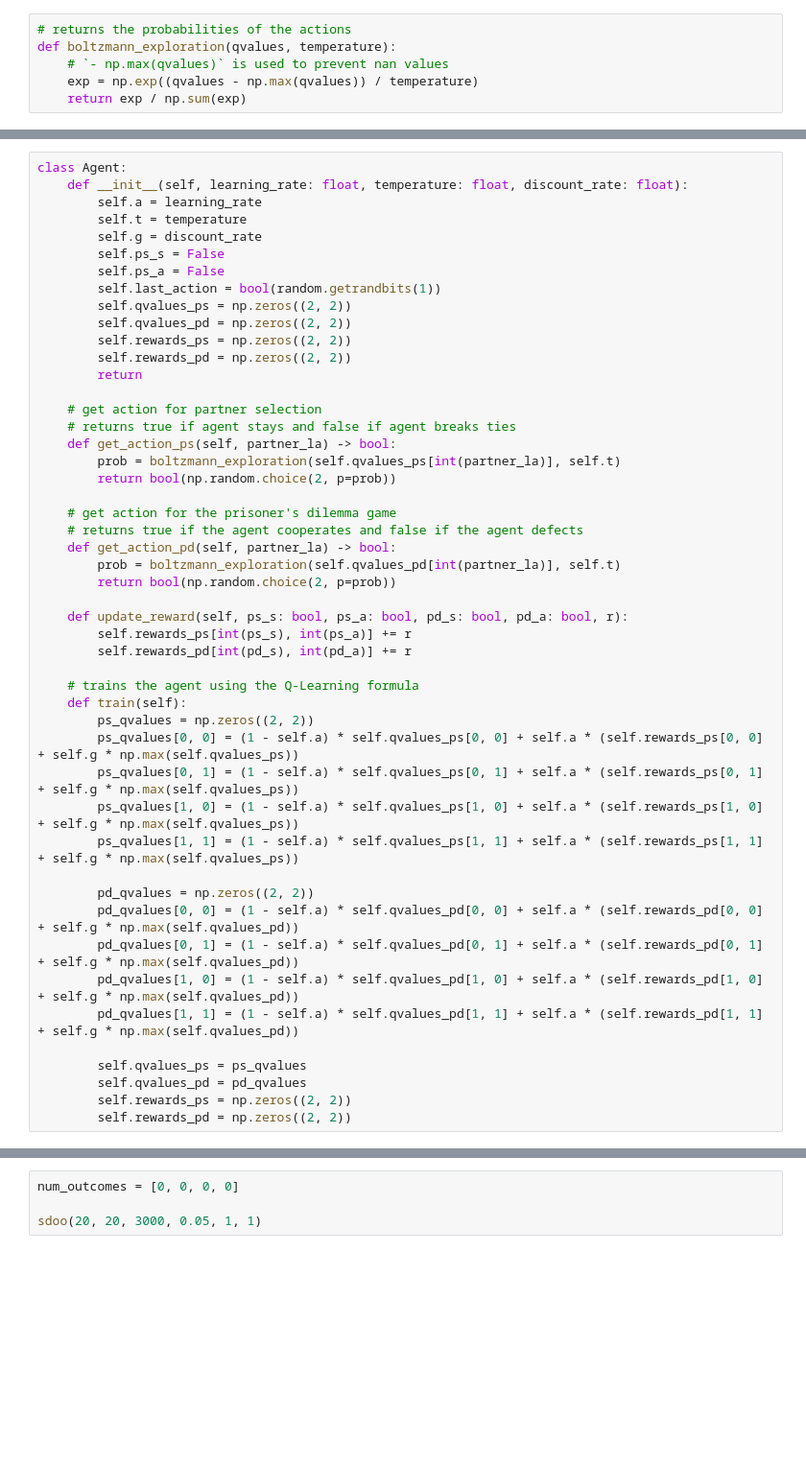
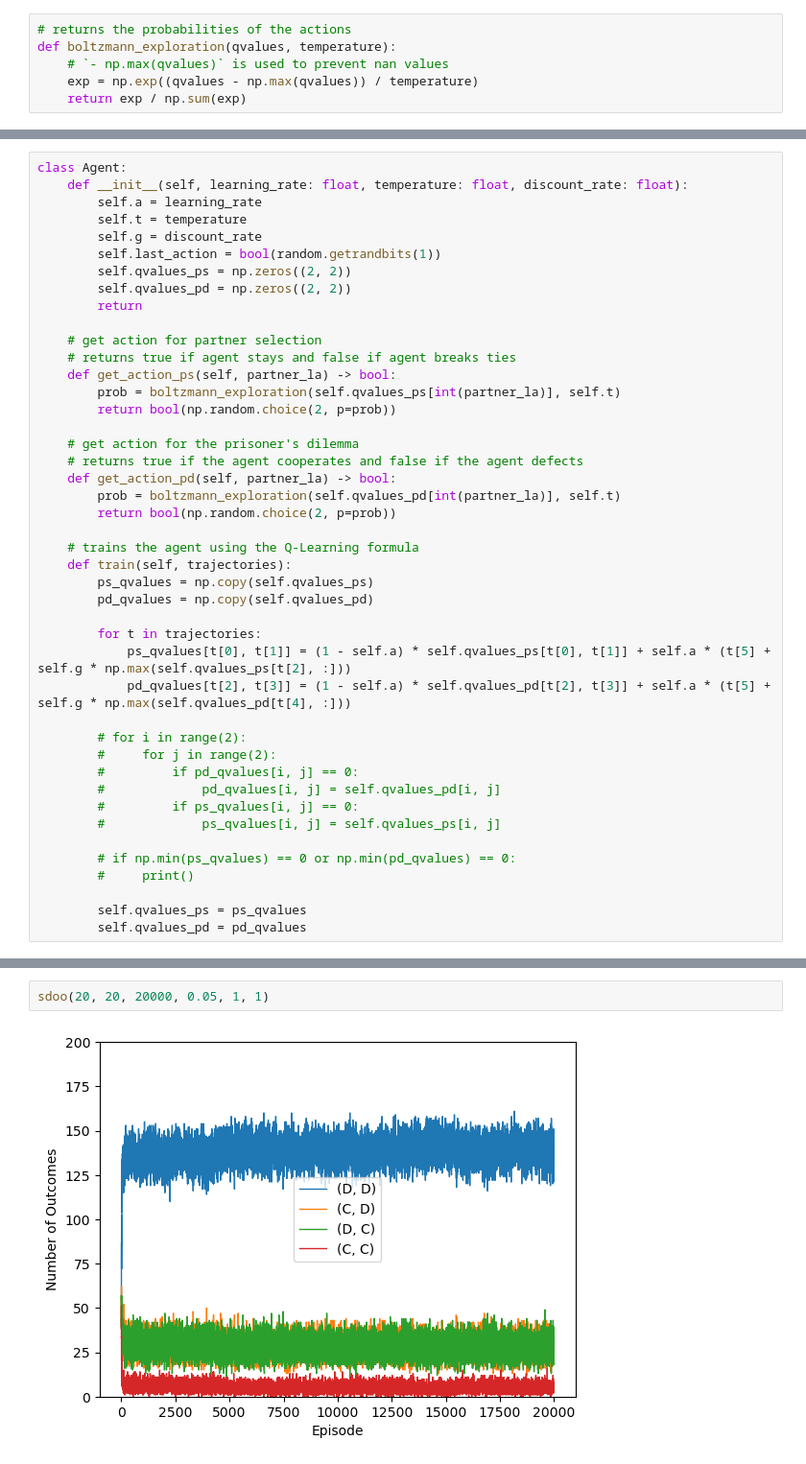
Before and after one commit to wbp1702/prisoners_dilemma, a Jupyter notebook: PrisonersDilemmaReplication.ipynb, the cells around one changed output, grey strips where cells are left out. Shown: that part at 96% size. Saved outputs shown, nothing was run; the diff lists cells and outputs as text; blank space fills up the shorter version.

```diff
--- a/PrisonersDilemmaReplication.ipynb
+++ b/PrisonersDilemmaReplication.ipynb
@@ -29,13 +30,9 @@ class Agent:
         self.a = learning_rate
         self.t = temperature
         self.g = discount_rate
-        self.ps_s = False
-        self.ps_a = False
         self.last_action = bool(random.getrandbits(1))
         self.qvalues_ps = np.zeros((2, 2))
         self.qvalues_pd = np.zeros((2, 2))
-        self.rewards_ps = np.zeros((2, 2))
-        self.rewards_pd = np.zeros((2, 2))
         return
 
     # get action for partner selection
@@ -44,34 +41,33 @@ class Agent:
         prob = boltzmann_exploration(self.qvalues_ps[int(partner_la)], self.t)
         return bool(np.random.choice(2, p=prob))
 
-    # get action for the prisoner's dilemma game
+    # get action for the prisoner's dilemma
     # returns true if the agent cooperates and false if the agent defects
     def get_action_pd(self, partner_la) -> bool:
         prob = boltzmann_exploration(self.qvalues_pd[int(partner_la)], self.t)
         return bool(np.random.choice(2, p=prob))
 
-    def update_reward(self, ps_s: bool, ps_a: bool, pd_s: bool, pd_a: bool, r):
-        self.rewards_ps[int(ps_s), int(ps_a)] += r
-        self.rewards_pd[int(pd_s), int(pd_a)] += r
+    # trains the agent using the Q-Learning formula
+    def train(self, trajectories):
+        ps_qvalues = np.copy(self.qvalues_ps)
+        pd_qvalues = np.copy(self.qvalues_pd)
 
-    # trains the agent using the Q-Learning formula
-    def train(self):
-        ps_qvalues = np.zeros((2, 2))
-        ps_qvalues[0, 0] = (1 - self.a) * self.qvalues_ps[0, 0] + self.a * (self.rewards_ps[0, 0] + self.g * np.max(self.qvalues_ps))
-        ps_qvalues[0, 1] = (1 - self.a) * self.qvalues_ps[0, 1] + self.a * (self.rewards_ps[0, 1] + self.g * np.max(self.qvalues_ps))
-        ps_qvalues[1, 0] = (1 - self.a) * self.qvalues_ps[1, 0] + self.a * (self.rewards_ps[1, 0] + self.g * np.max(self.qvalues_ps))
-        ps_qvalues[1, 1] = (1 - self.a) * self.qvalues_ps[1, 1] + self.a * (self.rewards_ps[1, 1] + self.g * np.max(self.qvalues_ps))
+        for t in trajectories:
+            ps_qvalues[t[0], t[1]] = (1 - self.a) * self.qvalues_ps[t[0], t[1]] + self.a * (t[5] + self.g * np.max(self.qvalues_ps[t[2], :]))
+            pd_qvalues[t[2], t[3]] = (1 - self.a) * self.qvalues_pd[t[2], t[3]] + self.a * (t[5] + self.g * np.max(self.qvalues_pd[t[4], :]))
 
-        pd_qvalues = np.zeros((2, 2))
-        pd_qvalues[0, 0] = (1 - self.a) * self.qvalues_pd[0, 0] + self.a * (self.rewards_pd[0, 0] + self.g * np.max(self.qvalues_pd))
-        pd_qvalues[0, 1] = (1 - self.a) * self.qvalues_pd[0, 1] + self.a * (self.rewards_pd[0, 1] + self.g * np.max(self.qvalues_pd))
-        pd_qvalues[1, 0] = (1 - self.a) * self.qvalues_pd[1, 0] + self.a * (self.rewards_pd[1, 0] + self.g * np.max(self.qvalues_pd))
-        pd_qvalues[1, 1] = (1 - self.a) * self.qvalues_pd[1, 1] + self.a * (self.rewards_pd[1, 1] + self.g * np.max(self.qvalues_pd))
+        # for i in range(2):
+        #     for j in range(2):
+        #         if pd_qvalues[i, j] == 0:
+        #             pd_qvalues[i, j] = self.qvalues_pd[i, j]
+        #         if ps_qvalues[i, j] == 0:
+        #             ps_qvalues[i, j] = self.qvalues_ps[i, j]
+
+        # if np.min(ps_qvalues) == 0 or np.min(pd_qvalues) == 0:
+        #     print()
 
         self.qvalues_ps = ps_qvalues
         self.qvalues_pd = pd_qvalues
-        self.rewards_ps = np.zeros((2, 2))
-        self.rewards_pd = np.zeros((2, 2))
 # %%
 def sdoo(population: int, rounds: int, episodes: int, learning_rate: float, temperature: float, discount_rate: float):
     agents = [Agent(learning_rate, temperature, discount_rate) for _ in range(population)]
@@ -173,7 +190,6 @@ def sdoo(population: int, rounds: int, episodes: int, learning_rate: float, temp
         min_pd = np.argmin(angles[1])
         print("PS-Strategy = %s (%9fdeg)\t\tPD-Strategy = %s (%9fdeg)" % (strategies[min_ps][0], angles[0][min_ps], strategies[min_pd + len(angles[0])][0], angles[1][min_pd]))
 # %%
-num_outcomes = [0, 0, 0, 0]
-
-sdoo(20, 20, 3000, 0.05, 1, 1)
+sdoo(20, 20, 20000, 0.05, 1, 1)
 # %% [output]
+[figure, added]
```
Also changed, not shown: parts of 4 cells of this notebook, 1 other file.
